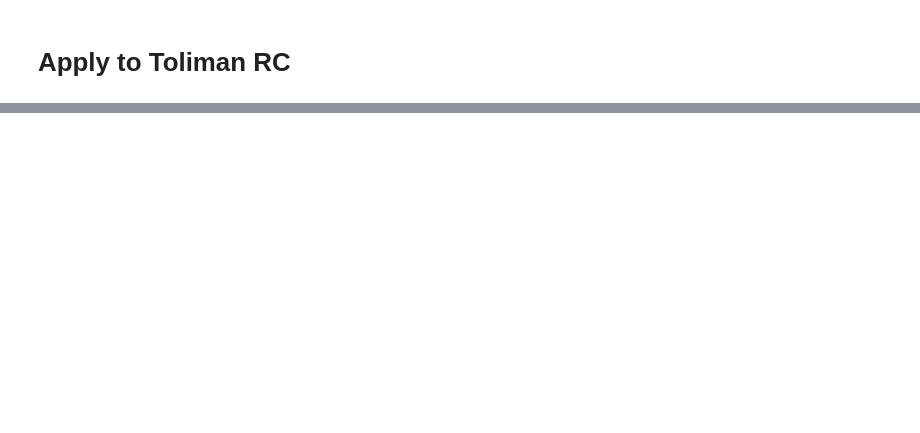
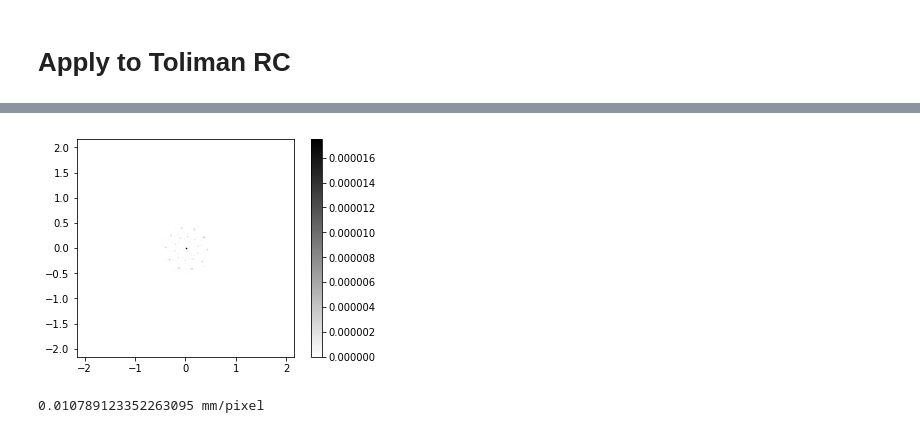
Before and after one commit to benjaminpope/toliman, a Jupyter notebook: image_modelling/notebooks/phase pattern.ipynb, the cells around one changed output, grey strips where cells are left out. Cells and saved outputs as stored; diff of their text form; code cells hidden in the pictures; blank space fills up the shorter version.

```diff
--- a/image_modelling/notebooks/phase pattern.ipynb
+++ b/image_modelling/notebooks/phase pattern.ipynb
@@ -185,0 +187,14 @@ plt.show()
+# %%
+%matplotlib inline
+import matplotlib.pyplot as plt
+
+s = sampling/1e-3
+plt.imshow(np.abs(wavefront[924:1124, 924:1124])**2,cmap='binary', extent=[x*s for x in [-200,200,-200,200]])
+plt.colorbar()
+plt.show()
+# %% [output]
+[figure, added]
+# %%
+print('{} mm/pixel'.format(sampling*1000))
+# %% [output]
+0.010789123352263095 mm/pixel
```
Also changed, not shown: parts of 9 cells of this notebook, 4 other files.
